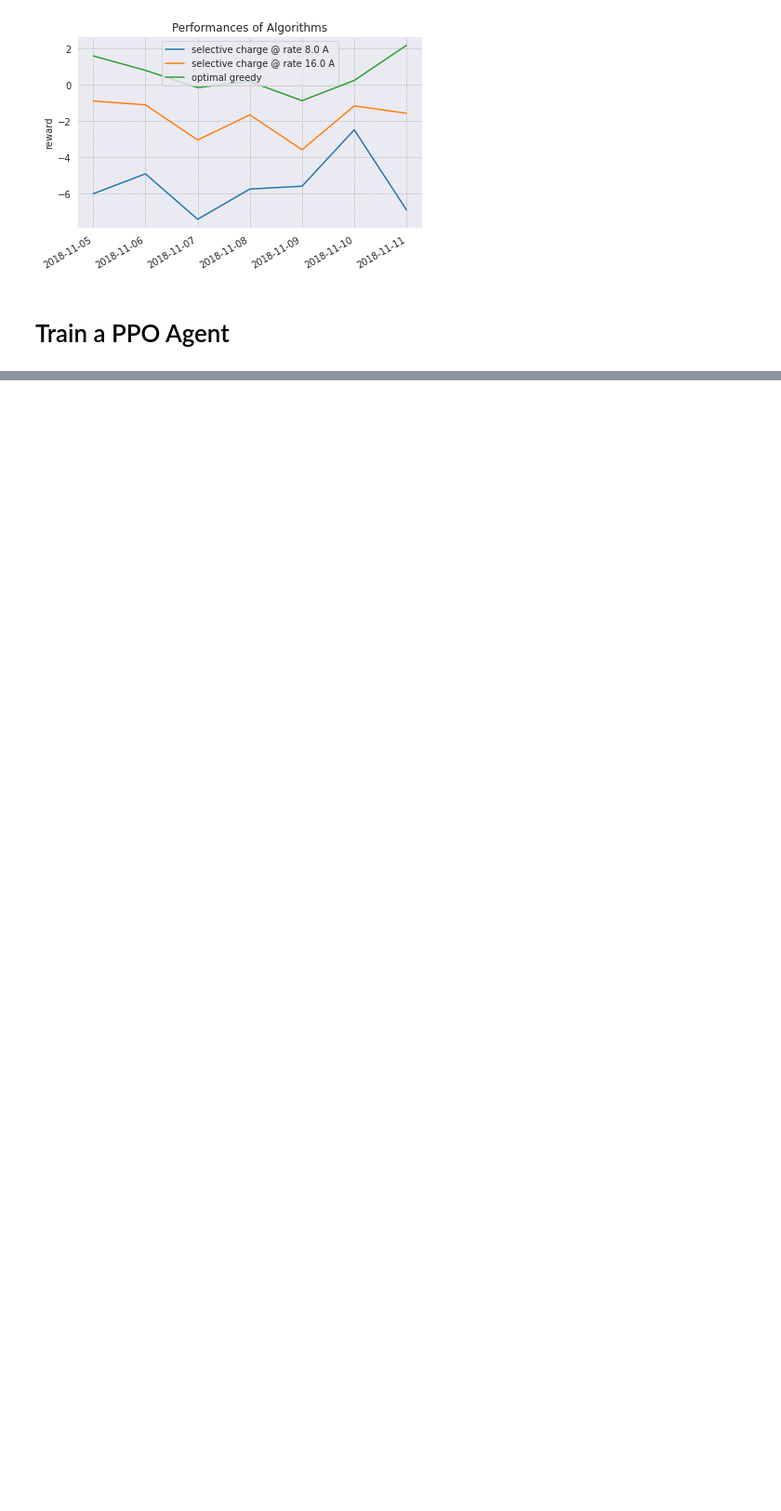
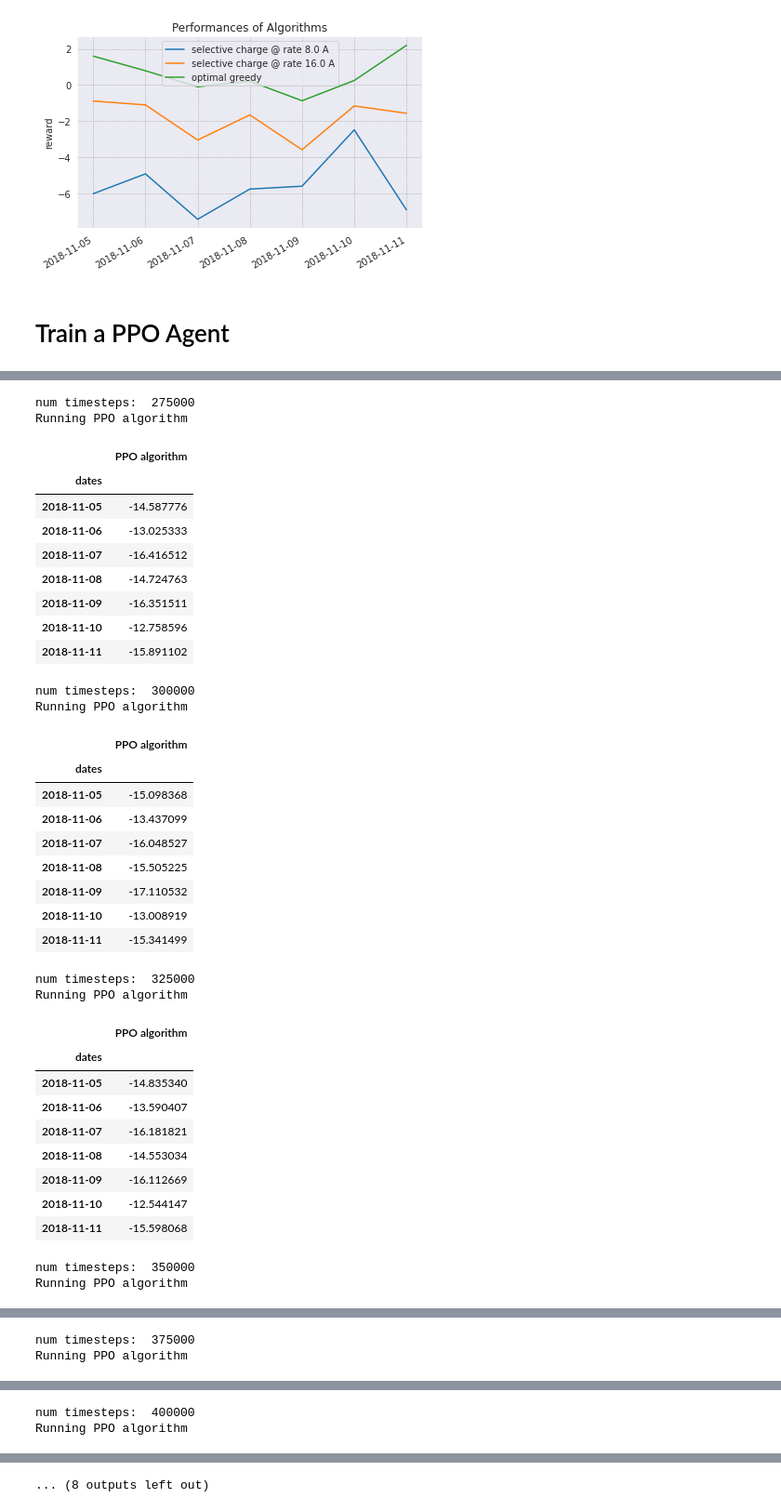
Before and after one commit to chrisyeh96/sustaingym, a Jupyter notebook: examples/baseline_algos.ipynb, the cells around one changed output, grey strips where cells are left out. Shown at 93% size. Saved outputs shown, nothing was run; the diff lists cells and outputs as text; code cells hidden in the pictures; blank space fills up the shorter version.

```diff
--- a/examples/baseline_algos.ipynb
+++ b/examples/baseline_algos.ipynb
@@ -188,0 +222,45 @@ model.save("ppo_agent_scheduler")
+# %%
+num_steps = 250_000
+timesteps = 25_000
+for _ in range(10):
+    num_steps += timesteps
+    print("num timesteps: ", num_steps)
+    model.learn(total_timesteps=timesteps)
+    trained_rewards[num_steps] = collect_rewards(eval_env, [rl_algo])
+    display(trained_rewards[num_steps])
+# %% [output]
+num timesteps:  275000
+Running PPO algorithm
+|  | PPO algorithm |
+| dates |  |
+| 2018-11-05 | -14.587776 |
+| 2018-11-06 | -13.025333 |
+| 2018-11-07 | -16.416512 |
+| 2018-11-08 | -14.724763 |
+| 2018-11-09 | -16.351511 |
+| 2018-11-10 | -12.758596 |
+| 2018-11-11 | -15.891102 |
+num timesteps:  300000
+Running PPO algorithm
+|  | PPO algorithm |
+| dates |  |
+| 2018-11-05 | -15.098368 |
+| 2018-11-06 | -13.437099 |
+| 2018-11-07 | -16.048527 |
+| 2018-11-08 | -15.505225 |
+| 2018-11-09 | -17.110532 |
+| 2018-11-10 | -13.008919 |
+| 2018-11-11 | -15.341499 |
+num timesteps:  325000
+Running PPO algorithm
+|  | PPO algorithm |
+| dates |  |
+| 2018-11-05 | -14.835340 |
+| 2018-11-06 | -13.590407 |
+| 2018-11-07 | -16.181821 |
+| 2018-11-08 | -14.553034 |
+| 2018-11-09 | -16.112669 |
+| 2018-11-10 | -12.544147 |
+| 2018-11-11 | -15.598068 |
+num timesteps:  350000
+Running PPO algorithm
@@ -188,0 +276,2 @@ model.save("ppo_agent_scheduler")
+num timesteps:  375000
+Running PPO algorithm
@@ -188,0 +287,2 @@ model.save("ppo_agent_scheduler")
+num timesteps:  400000
+Running PPO algorithm
@@ -189,3 +298,4 @@ model.save("ppo_agent_scheduler")
+... (8 outputs left out)
 # %%
 plt.figure(figsize=(12, 4), dpi=300)
 
```
Also changed, not shown: parts of 8 cells of this notebook, 2 other files.
